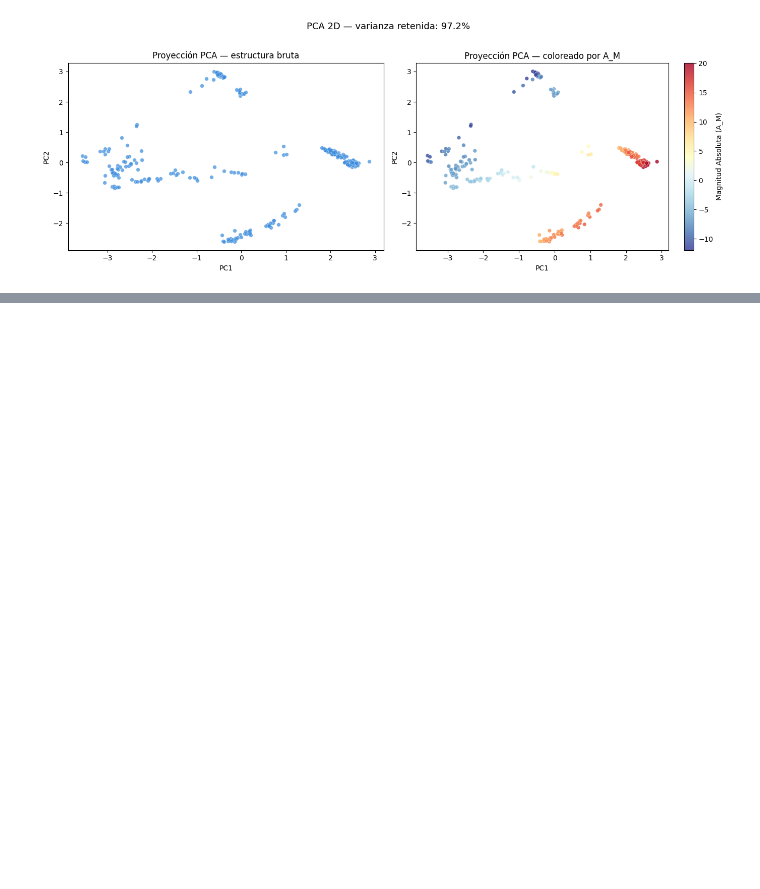
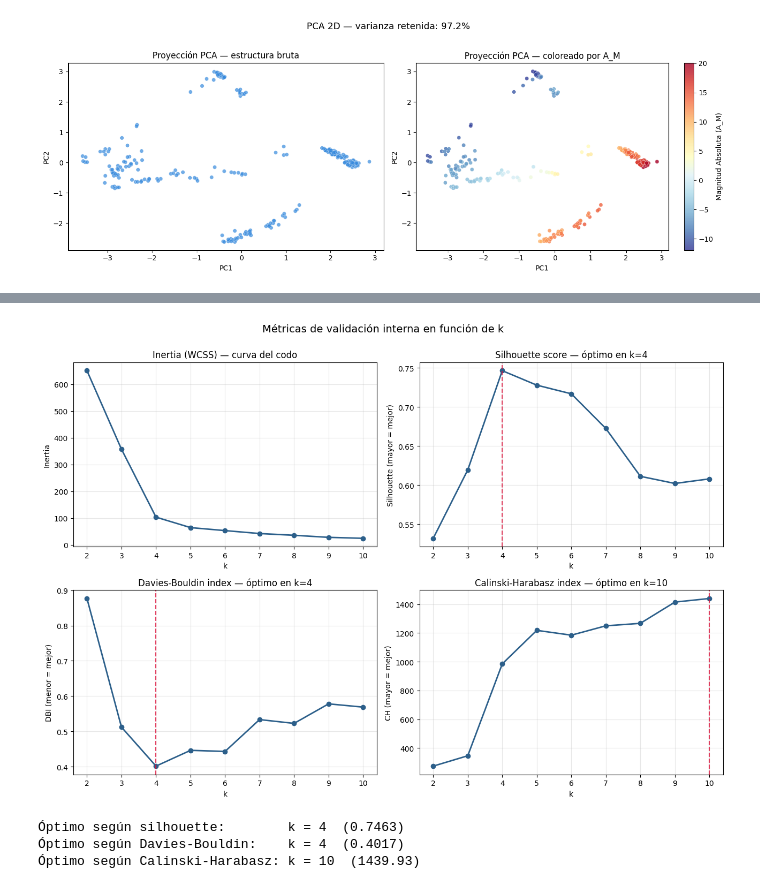
Before and after one commit to jmduroagea/clustering_practice, a Jupyter notebook: practica2.ipynb, the cells around one changed output, grey strips where cells are left out. Drawn from its saved outputs; the diff is of its cells as text; code cells hidden in the pictures; blank space fills up the shorter version.

Commit message:
Finalización del proyecto (pendiente revisar) Algunos bloques deben ser revisados, y algunas explicaciones mejoradas

```diff
--- a/practica2.ipynb
+++ b/practica2.ipynb
@@ -468,0 +782,72 @@ A continuación aplicamos los tres algoritmos exigidos por el enunciado: **K-Mea
+# %%
+# ========================================================
+# VISUALIZACIÓN 2x2 DE LAS MÉTRICAS DEL BARRIDO
+# ========================================================
+# Construimos una figura compuesta donde cada métrica ocupa un panel.
+# El óptimo de cada métrica (excepto inertia, sin óptimo único) se marca
+# con una línea vertical discontinua.
+
+fig, axes = plt.subplots(2, 2, figsize=(13, 9))
+
+# Identificamos el k óptimo según cada métrica.
+# Para inertia no buscamos óptimo aquí (se hace en 2.4 con KneeLocator).
+k_silhouette = df_metricas["silhouette"].idxmax()
+k_db         = df_metricas["davies_bouldin"].idxmin()
+k_ch         = df_metricas["calinski_harabasz"].idxmax()
+
+# Diccionario común para el estilo de la línea vertical de óptimo
+opt_style = dict(color="crimson", linestyle="--", linewidth=1.5, alpha=0.8)
+
+# --- Panel superior izquierdo: Inertia (curva del codo) ---
+ax = axes[0, 0]
+ax.plot(df_metricas.index, df_metricas["inertia"],
+        marker="o", color="#2c5f8a", linewidth=2)
+ax.set_title("Inertia (WCSS) — curva del codo", fontsize=12)
+ax.set_xlabel("k")
+ax.set_ylabel("Inertia")
+ax.grid(alpha=0.3)
+# No marcamos óptimo: la inertia decrece siempre con k.
+
+# --- Panel superior derecho: Silhouette ---
+ax = axes[0, 1]
+ax.plot(df_metricas.index, df_metricas["silhouette"],
+        marker="o", color="#2c5f8a", linewidth=2)
+ax.axvline(k_silhouette, **opt_style)
+ax.set_title(f"Silhouette score — óptimo en k={k_silhouette}", fontsize=12)
+ax.set_xlabel("k")
+ax.set_ylabel("Silhouette (mayor = mejor)")
+ax.grid(alpha=0.3)
+
+# --- Panel inferior izquierdo: Davies-Bouldin ---
+ax = axes[1, 0]
+ax.plot(df_metricas.index, df_metricas["davies_bouldin"],
+        marker="o", color="#2c5f8a", linewidth=2)
+ax.axvline(k_db, **opt_style)
+ax.set_title(f"Davies-Bouldin index — óptimo en k={k_db}", fontsize=12)
+ax.set_xlabel("k")
+ax.set_ylabel("DBI (menor = mejor)")
+ax.grid(alpha=0.3)
+
+# --- Panel inferior derecho: Calinski-Harabasz ---
+ax = axes[1, 1]
+ax.plot(df_metricas.index, df_metricas["calinski_harabasz"],
+        marker="o", color="#2c5f8a", linewidth=2)
+ax.axvline(k_ch, **opt_style)
+ax.set_title(f"Calinski-Harabasz index — óptimo en k={k_ch}", fontsize=12)
+ax.set_xlabel("k")
+ax.set_ylabel("CH (mayor = mejor)")
+ax.grid(alpha=0.3)
+
+plt.suptitle("Métricas de validación interna en función de k", fontsize=14, y=1.00)
+plt.tight_layout()
+plt.show()
+
+# Resumen numérico de óptimos para la discusión
+print(f"Óptimo según silhouette:        k = {k_silhouette}  ({df_metricas.loc[k_silhouette, 'silhouette']:.4f})")
+print(f"Óptimo según Davies-Bouldin:    k = {k_db}  ({df_metricas.loc[k_db, 'davies_bouldin']:.4f})")
+print(f"Óptimo según Calinski-Harabasz: k = {k_ch}  ({df_metricas.loc[k_ch, 'calinski_harabasz']:.2f})")
+# %% [output]
+[figure, added]
+Óptimo según silhouette:        k = 4  (0.7463)
+Óptimo según Davies-Bouldin:    k = 4  (0.4017)
+Óptimo según Calinski-Harabasz: k = 10  (1439.93)
```
Also changed, not shown: parts of 72 cells of this notebook.
